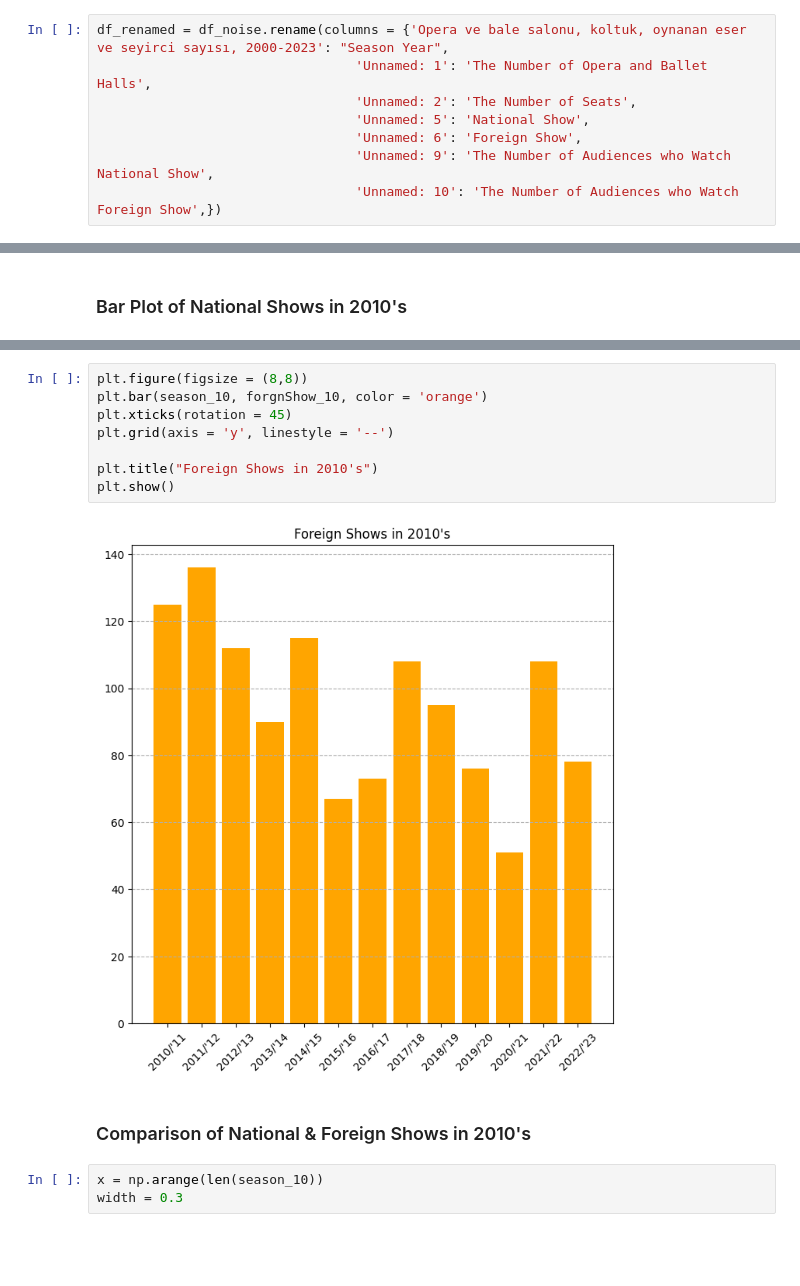
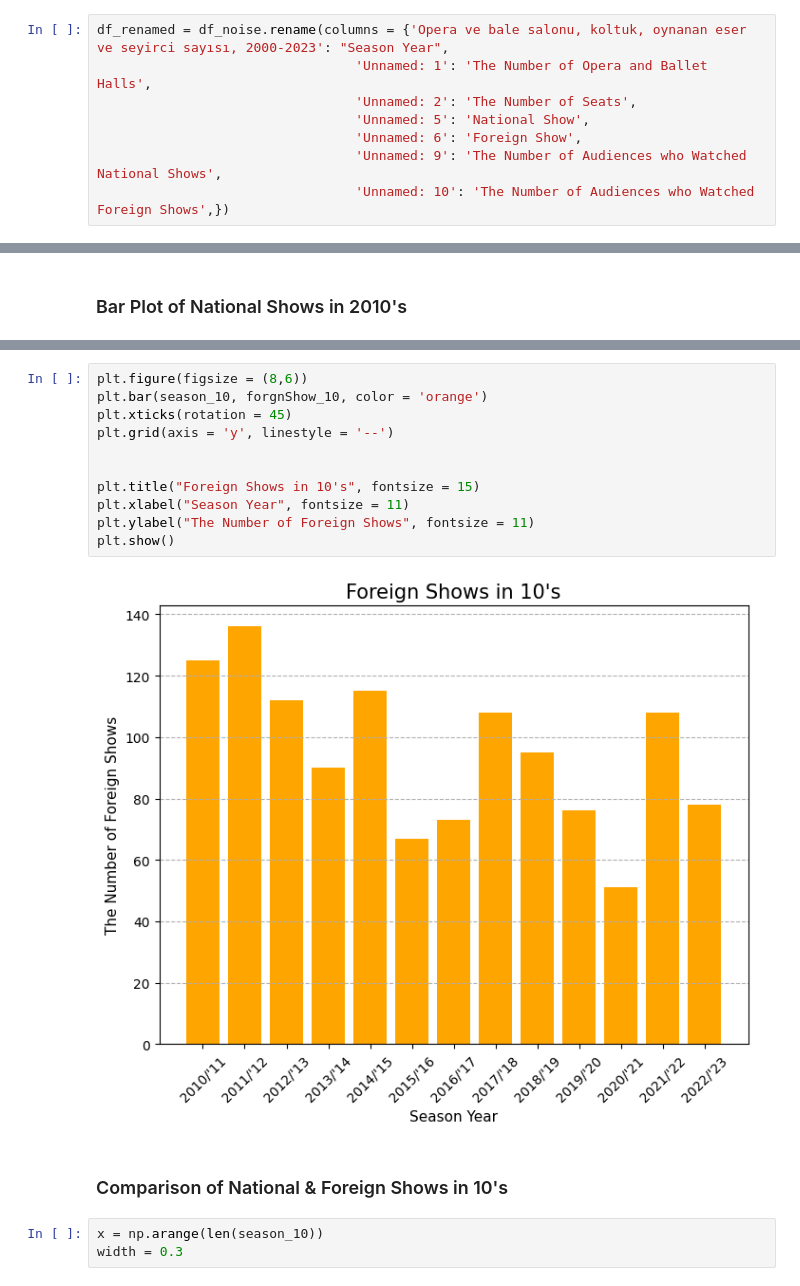
Before and after one commit to donusbu/TUIK_Cultural_Events, a Jupyter notebook: tuikCulturalEvents.ipynb, the cells around one changed output, grey strips where cells are left out. Cells and saved outputs as stored; diff of their text form; blank space fills up the shorter version.

```diff
--- a/tuikCulturalEvents.ipynb
+++ b/tuikCulturalEvents.ipynb
@@ -42,8 +52,8 @@ df_renamed = df_noise.rename(columns = {'Opera ve bale salonu, koltuk, oynanan e
                                  'Unnamed: 2': 'The Number of Seats',
                                  'Unnamed: 5': 'National Show',
                                  'Unnamed: 6': 'Foreign Show',
-                                 'Unnamed: 9': 'The Number of Audiences who Watch National Show',
-                                 'Unnamed: 10': 'The Number of Audiences who Watch Foreign Show',})
+                                 'Unnamed: 9': 'The Number of Audiences who Watched National Shows',
+                                 'Unnamed: 10': 'The Number of Audiences who Watched Foreign Shows',})
 # %%
 df = df_renamed.reset_index(drop = True)
 df
@@ -88,15 +110,18 @@ plt.show()
 # %%
-plt.figure(figsize = (8,8))
+plt.figure(figsize = (8,6))
 plt.bar(season_10, forgnShow_10, color = 'orange')
 plt.xticks(rotation = 45)
 plt.grid(axis = 'y', linestyle = '--')
 
-plt.title("Foreign Shows in 2010's")
+
+plt.title("Foreign Shows in 10's", fontsize = 15)
+plt.xlabel("Season Year", fontsize = 11)
+plt.ylabel("The Number of Foreign Shows", fontsize = 11)
 plt.show()
 # %% [output]
-[figure, old version]
+[figure, new version]
 # %% [markdown]
- ### Comparison of National & Foreign Shows in 2010's
+ ### Comparison of National & Foreign Shows in 10's
 # %%
 x = np.arange(len(season_10))
 width = 0.3
```
Also changed, not shown: parts of 23 cells of this notebook, 1 other file.
